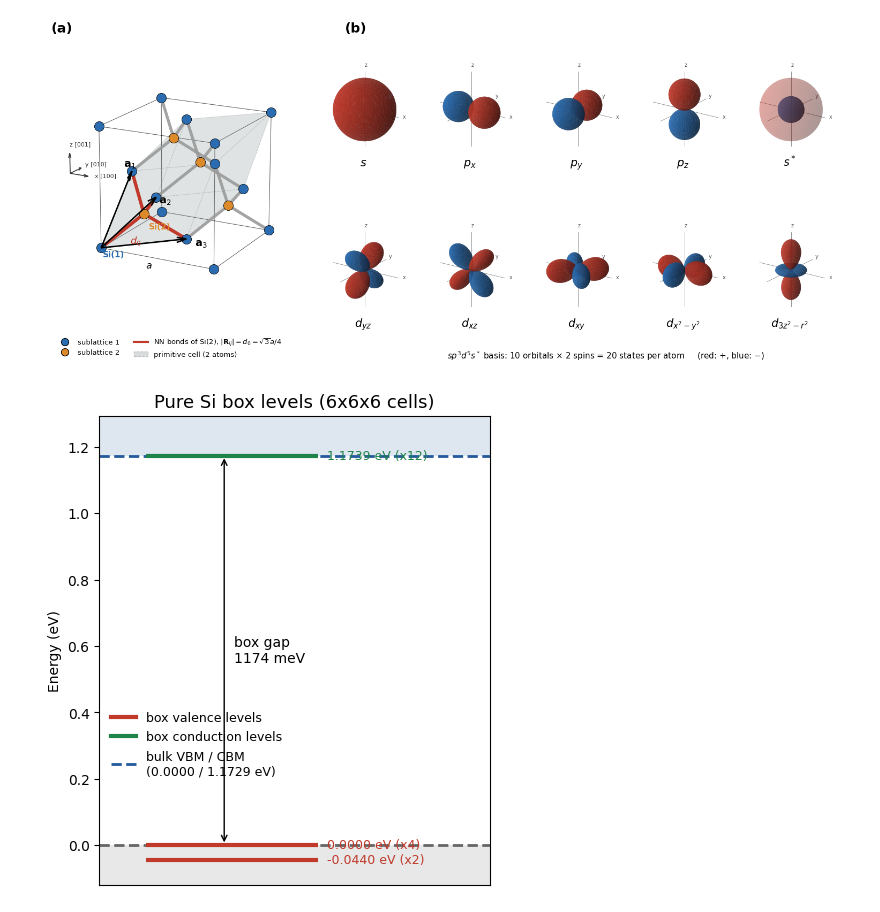
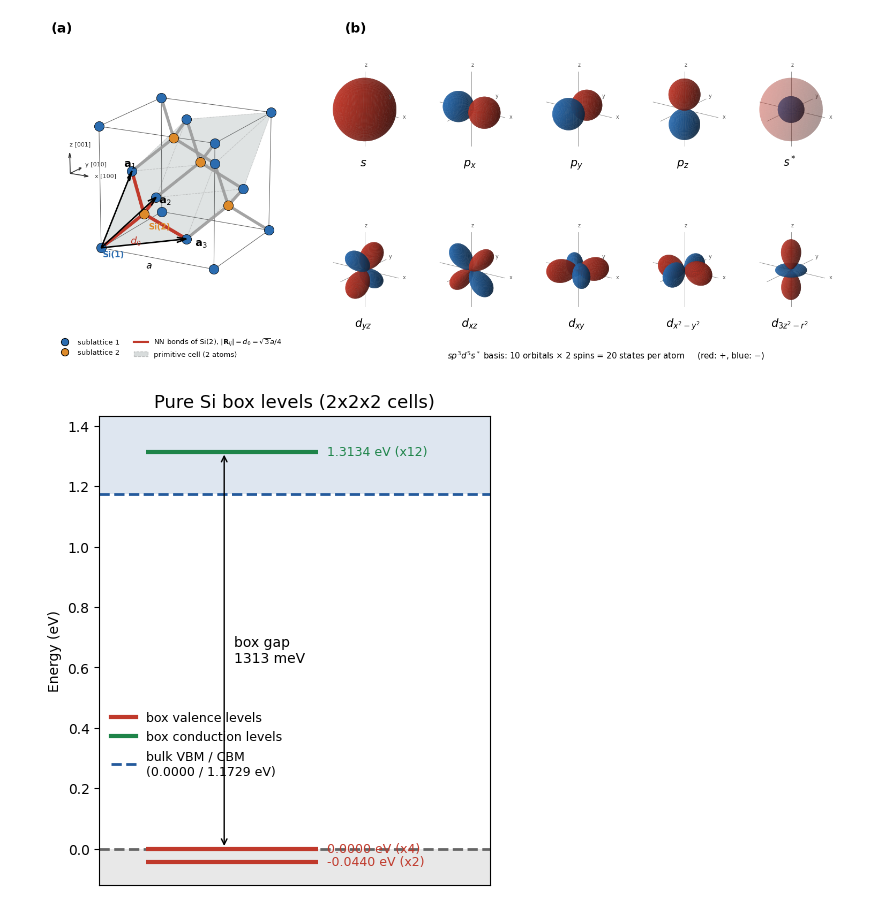
Before and after one commit to anirban8653/Project_EquSpace, a Jupyter notebook: silicon_tb_unstrained/pure_si/plot_silicon_bands.ipynb, the cells around one changed output. Drawn from its saved outputs; the diff is of its cells as text; code cells hidden in the pictures.

```diff
--- a/silicon_tb_unstrained/pure_si/plot_silicon_bands.ipynb
+++ b/silicon_tb_unstrained/pure_si/plot_silicon_bands.ipynb
@@ -330,7 +330,7 @@ if __name__ == "__main__":
 import numpy as np
 import matplotlib.pyplot as plt
 
-NPZ = 'results/si_box.npz'     # file written by silicon_pure_box.py
+NPZ = 'results/si_box_2.npz'     # file written by silicon_pure_box.py
 KEY = 'folded'                 # 'folded' or 'sparse' (both solvers give the same levels)
 TOL = 1e-5                     # eV; levels closer than this are drawn as one (degenerate)
 WIN = 0.12                     # eV; window shown below the box VBM / above the box CBM
@@ -350,31 +350,31 @@ def group(energy):
             out.append([e, 1])
     return out
 
 lo, hi = vbm_box - WIN, cbm_box + WIN
 vlev = [l for l in group(ev) if l[0] >= lo]
 clev = [l for l in group(ec) if l[0] <= hi]
 
 fig, ax = plt.subplots(figsize=(4.5, 5), layout='constrained')
 ax.axhspan(hi + 1, cbm_bulk, color='#245a9c', alpha=0.15, lw=0)     # bulk conduction band
 ax.axhline(cbm_bulk, color='#245a9c', lw=2, ls='--')
 ax.axhspan(lo - 1, vbm_bulk, color='0.7', alpha=0.3, lw=0)          # bulk valence band
 ax.axhline(vbm_bulk, color='0.4', lw=2, ls='--')
 
 for levels, col in ((vlev, '#c0392b'), (clev, '#1e8449')):
     for e, n in levels:
         ax.hlines(e, 0.15, 0.7, color=col, lw=3, zorder=3)
         ax.text(0.73, e, f'{e:.4f} eV (x{n})', va='center', fontsize=9, color=col)
 
 ax.annotate('', (0.4, vbm_box), (0.4, cbm_box), arrowprops=dict(arrowstyle='<->', lw=1))
 ax.text(0.43, 0.5 * (vbm_box + cbm_box), f'box gap\n{1000*(cbm_box - vbm_box):.0f} meV',
         va='center', fontsize=10)
 
 ax.set(xlim=(0, 1.25), ylim=(lo, hi), xticks=[], ylabel='Energy (eV)')
 ax.set_title(f'Pure Si box levels ({"x".join(map(str, d["ncells"]))} cells)', fontsize=13)
 ax.legend(handles=[plt.Line2D([], [], color='#c0392b', lw=3, label='box valence levels'),
                    plt.Line2D([], [], color='#1e8449', lw=3, label='box conduction levels'),
                    plt.Line2D([], [], color='#245a9c', lw=2, ls='--', label=f'bulk VBM / CBM\n({vbm_bulk:.4f} / {cbm_bulk:.4f} eV)')],
           loc='center left', fontsize=9, frameon=False, bbox_to_anchor=(0.0, 0.3))
 plt.show()
 # %% [output]
-[figure, old version]
+[figure, new version]
```
Also changed, not shown: parts of 2 cells of this notebook, 10 other files.
